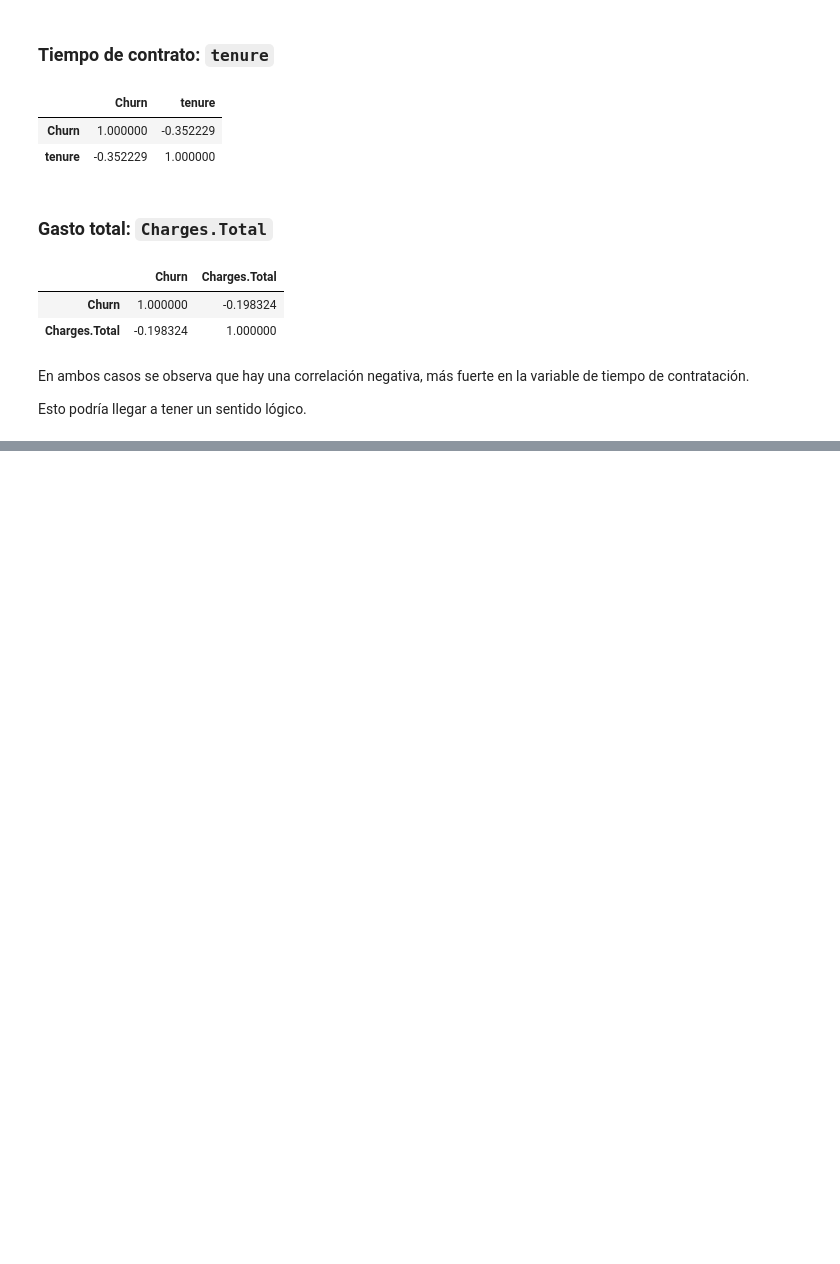
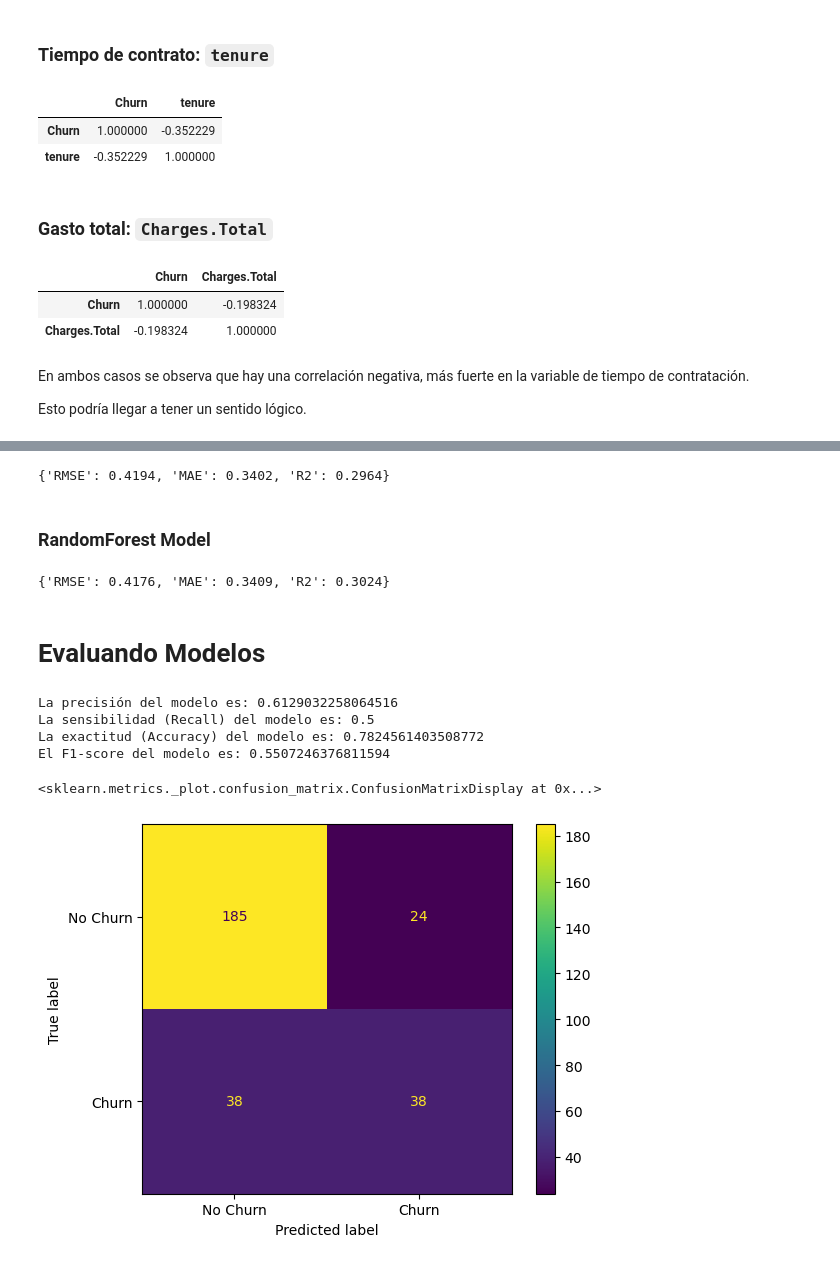
Before and after one commit to Ivan270/telecom-x-pt2, a Jupyter notebook: telecom-x.ipynb, the cells around one changed output, grey strips where cells are left out. Cells and saved outputs as stored; diff of their text form; code cells hidden in the pictures; blank space fills up the shorter version.

Commit message:
Add model evaluation

```diff
--- a/telecom-x.ipynb
+++ b/telecom-x.ipynb
@@ -195,0 +221,4 @@ Esto podría llegar a tener un sentido lógico.
+# %%
+# Selección de columnas con fuerte correlación
+df = datos_encoded[seleccionadas]
+df.head()
@@ -195,0 +232,3 @@ Esto podría llegar a tener un sentido lógico.
+# %%
+y = df['Churn'] # variable respuesta
+X = df.drop(columns='Churn') # variables explicativas
@@ -195,0 +303,68 @@ Esto podría llegar a tener un sentido lógico.
+# %%
+y_pred_tree = tree.predict(X_test)
+tree_score = calcular_regresion(y_test, y_pred_tree)
+tree_score
+# %% [output]
+{'RMSE': 0.4194, 'MAE': 0.3402, 'R2': 0.2964}
+# %% [markdown]
+### RandomForest Model
+# %%
+from sklearn.ensemble import RandomForestRegressor
+
+forest = RandomForestRegressor(max_depth=5, random_state=16)
+forest.fit(X_train, y_train)
+y_pred_forest = forest.predict(X_test)
+
+forest_score = calcular_regresion(y_test, y_pred_forest)
+forest_score
+# %% [output]
+{'RMSE': 0.4176, 'MAE': 0.3409, 'R2': 0.3024}
+# %% [markdown]
+# Evaluando Modelos
+# %%
+from sklearn.model_selection import train_test_split
+
+# Separando entrenamiento + validación de prueba
+X, X_test, y, y_test = train_test_split(
+    X, y, test_size=0.3, stratify=y, random_state=16
+)
+
+# Validacion, size default 25%
+X_train, X_val, y_train, y_val = train_test_split(
+    X, y, stratify=y, random_state=16
+)
+# %%
+from sklearn.tree import DecisionTreeClassifier
+from sklearn.metrics import confusion_matrix, ConfusionMatrixDisplay
+
+# Tree Model
+X, X_test, y, y_test = train_test_split(
+    X, y, test_size=0.15, stratify=y, random_state=16
+)
+
+# validacion
+# ** test size por defecto es 0.25
+X_train, X_val, y_train, y_val = train_test_split(X, y, stratify=y, random_state=16)
+
+modelo = DecisionTreeClassifier(max_depth=5, random_state=16)
+modelo.fit(X_train, y_train)
+y_previsto = modelo.predict(X_val)
+
+matriz_confusion = confusion_matrix(y_val, y_previsto)
+
+print(f"La precisión del modelo es: {precision_score(y_val, y_previsto)}")
+print(f"La sensibilidad (Recall) del modelo es: {recall_score(y_val, y_previsto)}")
+print(f"La exactitud (Accuracy) del modelo es: {accuracy_score(y_val, y_previsto)}")
+print(f"El F1-score del modelo es: {f1_score(y_val, y_previsto)}")
+
+visualizacion = ConfusionMatrixDisplay(
+    matriz_confusion, display_labels=["No Churn", "Churn"]
+)
+visualizacion.plot()
+# %% [output]
+La precisión del modelo es: 0.6129032258064516
+La sensibilidad (Recall) del modelo es: 0.5
+La exactitud (Accuracy) del modelo es: 0.7824561403508772
+El F1-score del modelo es: 0.5507246376811594
+<sklearn.metrics._plot.confusion_matrix.ConfusionMatrixDisplay at 0x...>
+[figure, added]
```
Also changed, not shown: parts of 20 cells of this notebook.
